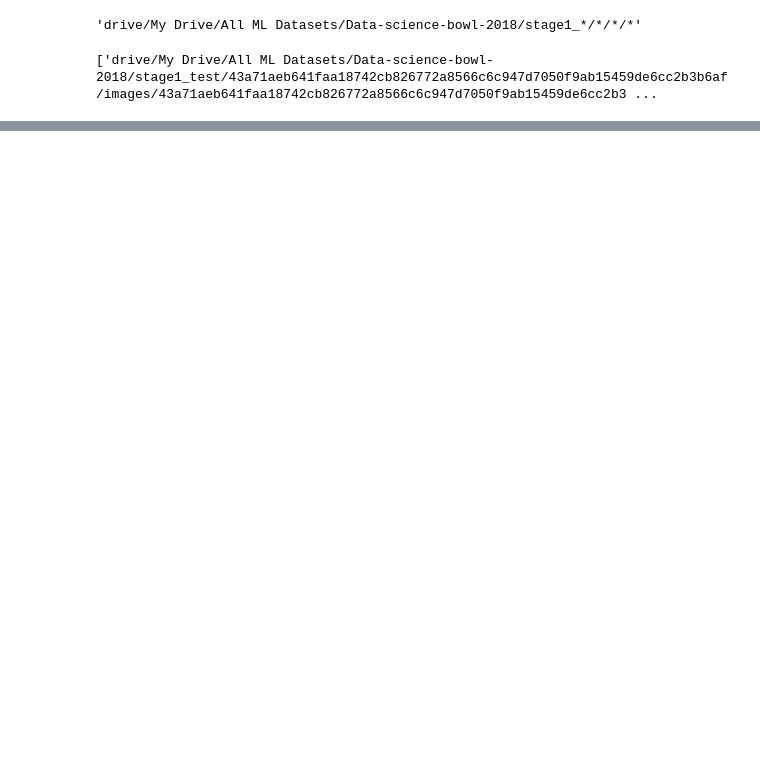
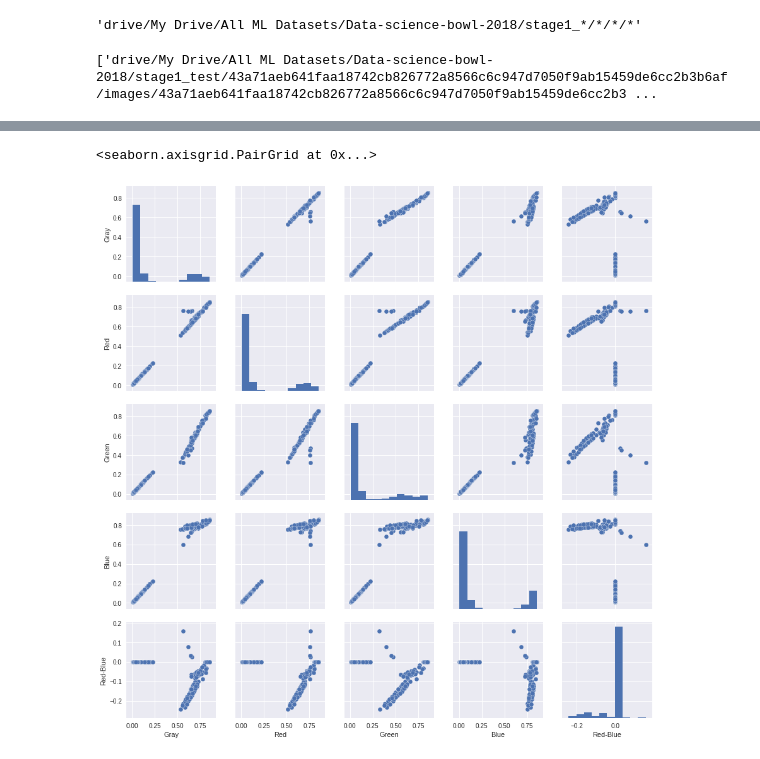
Before and after one commit to AI-Junction/Nuclei-Detection, a Jupyter notebook: Cell_Nuclei_Detection-1.ipynb, the cells around one changed output, grey strips where cells are left out. Saved outputs shown, nothing was run; the diff lists cells and outputs as text; code cells hidden in the pictures; blank space fills up the shorter version.

```diff
--- a/Cell_Nuclei_Detection-1.ipynb
+++ b/Cell_Nuclei_Detection-1.ipynb
@@ -226,0 +233,10 @@ KeyboardInterrupt: ignored
+# %%
+train_img_df['Red'] = train_img_df['images'].map(lambda x: np.mean(x[:,:,0]))
+train_img_df['Green'] = train_img_df['images'].map(lambda x: np.mean(x[:,:,1]))
+train_img_df['Blue'] = train_img_df['images'].map(lambda x: np.mean(x[:,:,2]))
+train_img_df['Gray'] = train_img_df['images'].map(lambda x: np.mean(x))
+train_img_df['Red-Blue'] = train_img_df['images'].map(lambda x: np.mean(x[:,:,0]-x[:,:,2]))
+sns.pairplot(train_img_df[['Gray', 'Red', 'Green', 'Blue', 'Red-Blue']])
+# %% [output]
+<seaborn.axisgrid.PairGrid at 0x...>
+[figure, added]
```
Also changed, not shown: parts of 26 cells of this notebook.
